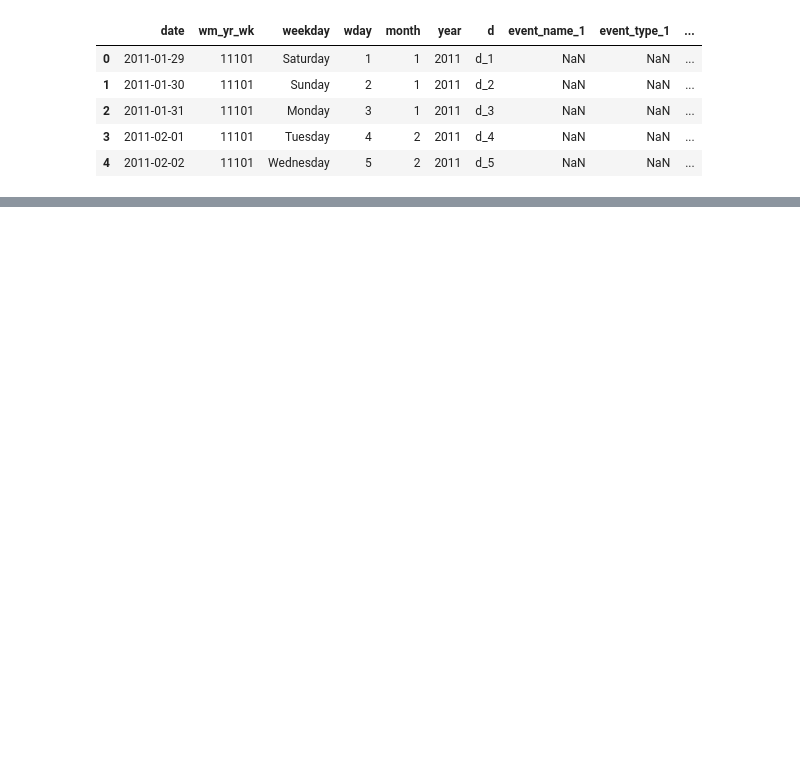
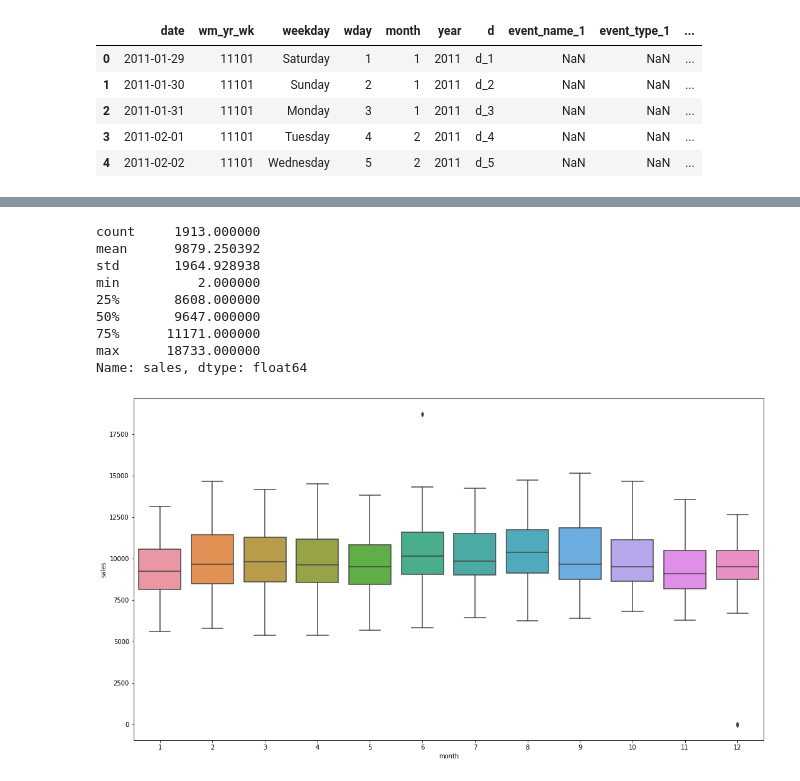
Before and after one commit to Mtaylert/Forecasting, a Jupyter notebook: code/Forecasting.ipynb, the cells around one changed output, grey strips where cells are left out. Drawn from its saved outputs; the diff is of its cells as text; code cells hidden in the pictures; blank space fills up the shorter version.

```diff
--- a/code/Forecasting.ipynb
+++ b/code/Forecasting.ipynb
@@ -55,0 +103,22 @@ texas.shape
+# %%
+def subseriesboxplot(df):
+    data=df[['year','date','sales']]
+    dfgr = data.groupby(['date'])['sales'].sum().reset_index()
+    dfgr['month'] = pd.DatetimeIndex(dfgr['date']).month
+
+    plt.figure(figsize=(18,10))
+    ax = sns.boxplot(x='month',y='sales',data=dfgr)
+    print(dfgr['sales'].describe())
+# %%
+subseriesboxplot(texas)
+# %% [output]
+count     1913.000000
+mean      9879.250392
+std       1964.928938
+min          2.000000
+25%       8608.000000
+50%       9647.000000
+75%      11171.000000
+max      18733.000000
+Name: sales, dtype: float64
+[figure, added]
```
Also changed, not shown: parts of 12 cells of this notebook.
